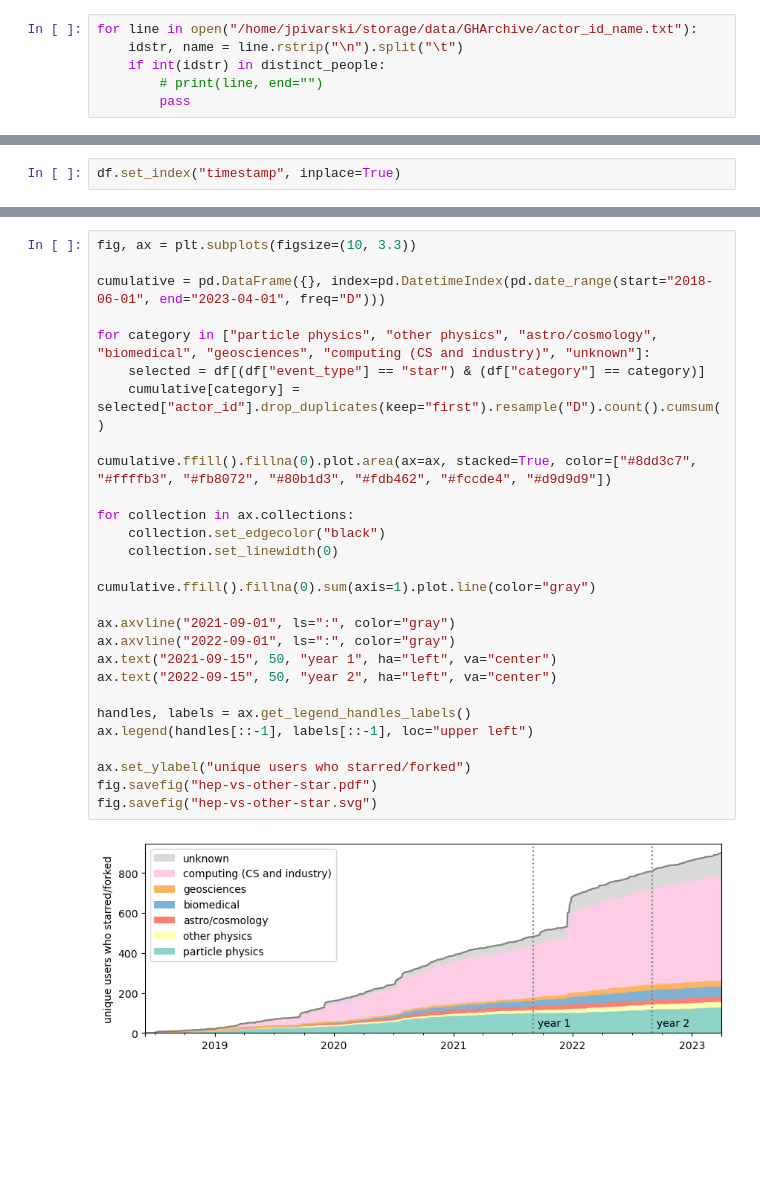
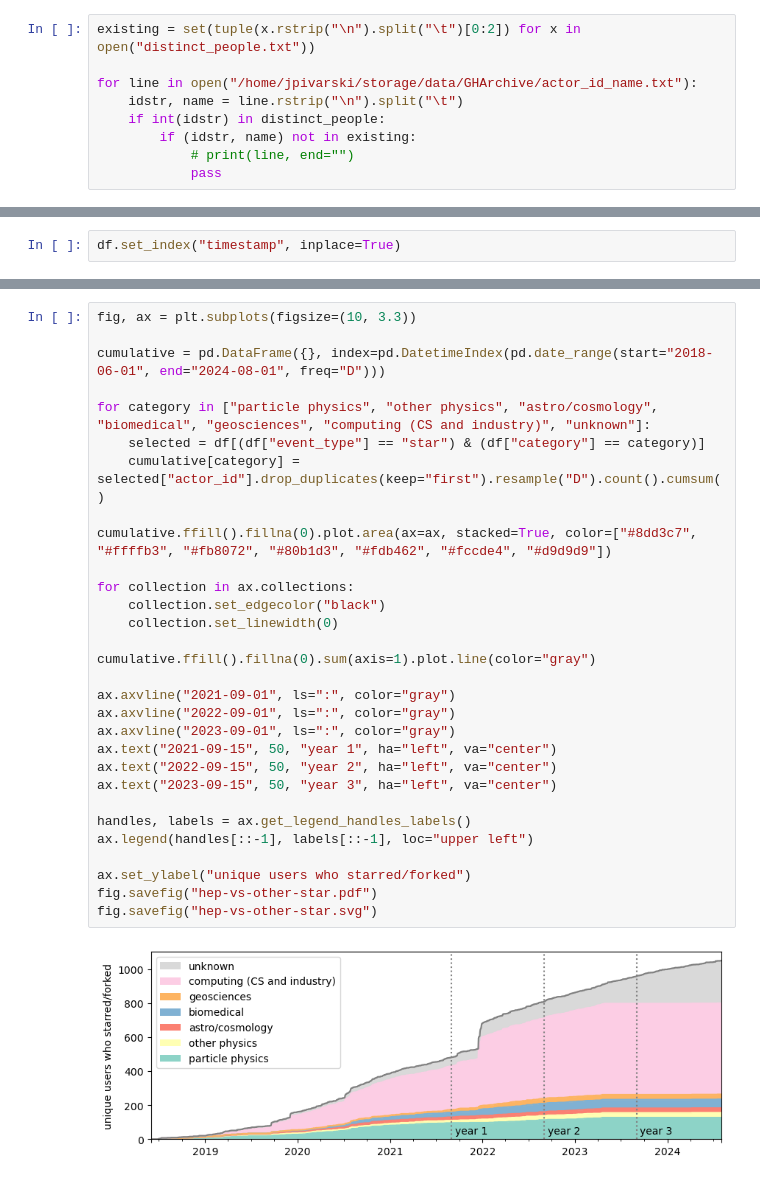
Before and after one commit to jpivarski-talks/2023-05-09-chep23-analysis-of-physicists, a Jupyter notebook: analysis/hep-vs-other.ipynb, the cells around one changed output, grey strips where cells are left out. Drawn from its saved outputs; the diff is of its cells as text; blank space fills up the shorter version.

Commit message:
updated plots, but still need to classify 431 people

```diff
--- a/analysis/hep-vs-other.ipynb
+++ b/analysis/hep-vs-other.ipynb
@@ -37,9 +39,12 @@ for filename in sorted(glob.glob("/home/jpivarski/storage/data/GHArchive/GHArchi
 # %%
+existing = set(tuple(x.rstrip("\n").split("\t")[0:2]) for x in open("distinct_people.txt"))
+
 for line in open("/home/jpivarski/storage/data/GHArchive/actor_id_name.txt"):
     idstr, name = line.rstrip("\n").split("\t")
     if int(idstr) in distinct_people:
-        # print(line, end="")
-        pass
+        if (idstr, name) not in existing:
+            # print(line, end="")
+            pass
 # %%
 people_usernames = {}
 people_categories = {}
@@ -288,33 +294,35 @@ df
 # %%
 fig, ax = plt.subplots(figsize=(10, 3.3))
 
-cumulative = pd.DataFrame({}, index=pd.DatetimeIndex(pd.date_range(start="2018-06-01", end="2023-04-01", freq="D")))
+cumulative = pd.DataFrame({}, index=pd.DatetimeIndex(pd.date_range(start="2018-06-01", end="2024-08-01", freq="D")))
 
 for category in ["particle physics", "other physics", "astro/cosmology", "biomedical", "geosciences", "computing (CS and industry)", "unknown"]:
     selected = df[(df["event_type"] == "star") & (df["category"] == category)]
     cumulative[category] = selected["actor_id"].drop_duplicates(keep="first").resample("D").count().cumsum()
 
 cumulative.ffill().fillna(0).plot.area(ax=ax, stacked=True, color=["#8dd3c7", "#ffffb3", "#fb8072", "#80b1d3", "#fdb462", "#fccde4", "#d9d9d9"])
 
 for collection in ax.collections:
     collection.set_edgecolor("black")
     collection.set_linewidth(0)
 
 cumulative.ffill().fillna(0).sum(axis=1).plot.line(color="gray")
 
 ax.axvline("2021-09-01", ls=":", color="gray")
 ax.axvline("2022-09-01", ls=":", color="gray")
+ax.axvline("2023-09-01", ls=":", color="gray")
 ax.text("2021-09-15", 50, "year 1", ha="left", va="center")
 ax.text("2022-09-15", 50, "year 2", ha="left", va="center")
+ax.text("2023-09-15", 50, "year 3", ha="left", va="center")
 
 handles, labels = ax.get_legend_handles_labels()
 ax.legend(handles[::-1], labels[::-1], loc="upper left")
 
 ax.set_ylabel("unique users who starred/forked")
 fig.savefig("hep-vs-other-star.pdf")
 fig.savefig("hep-vs-other-star.svg")
 # %% [output]
-[figure, old version]
+[figure, new version]
 # %%
 fig, ax = plt.subplots(figsize=(10, 3.3))
 
```
Also changed, not shown: parts of 11 cells of this notebook, 7 other files.
